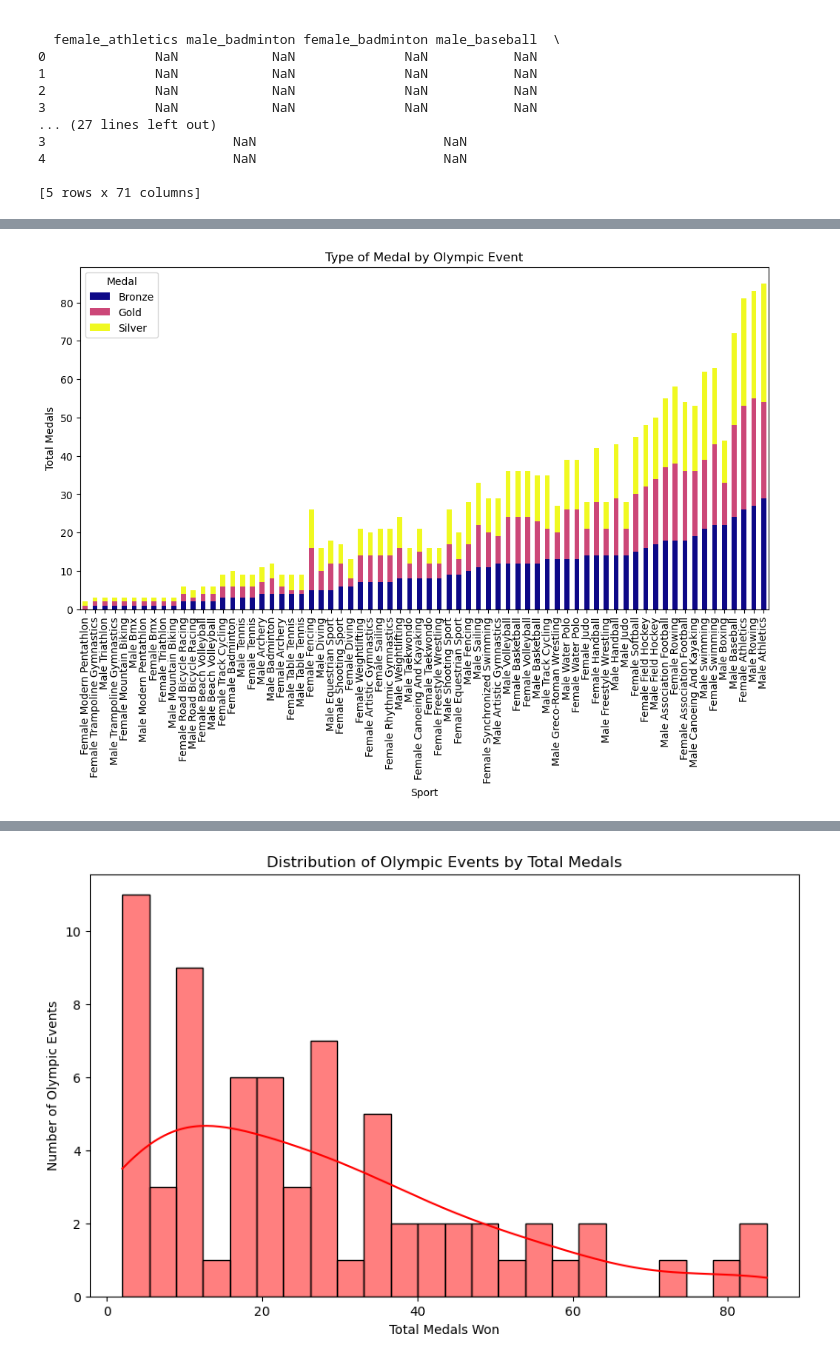
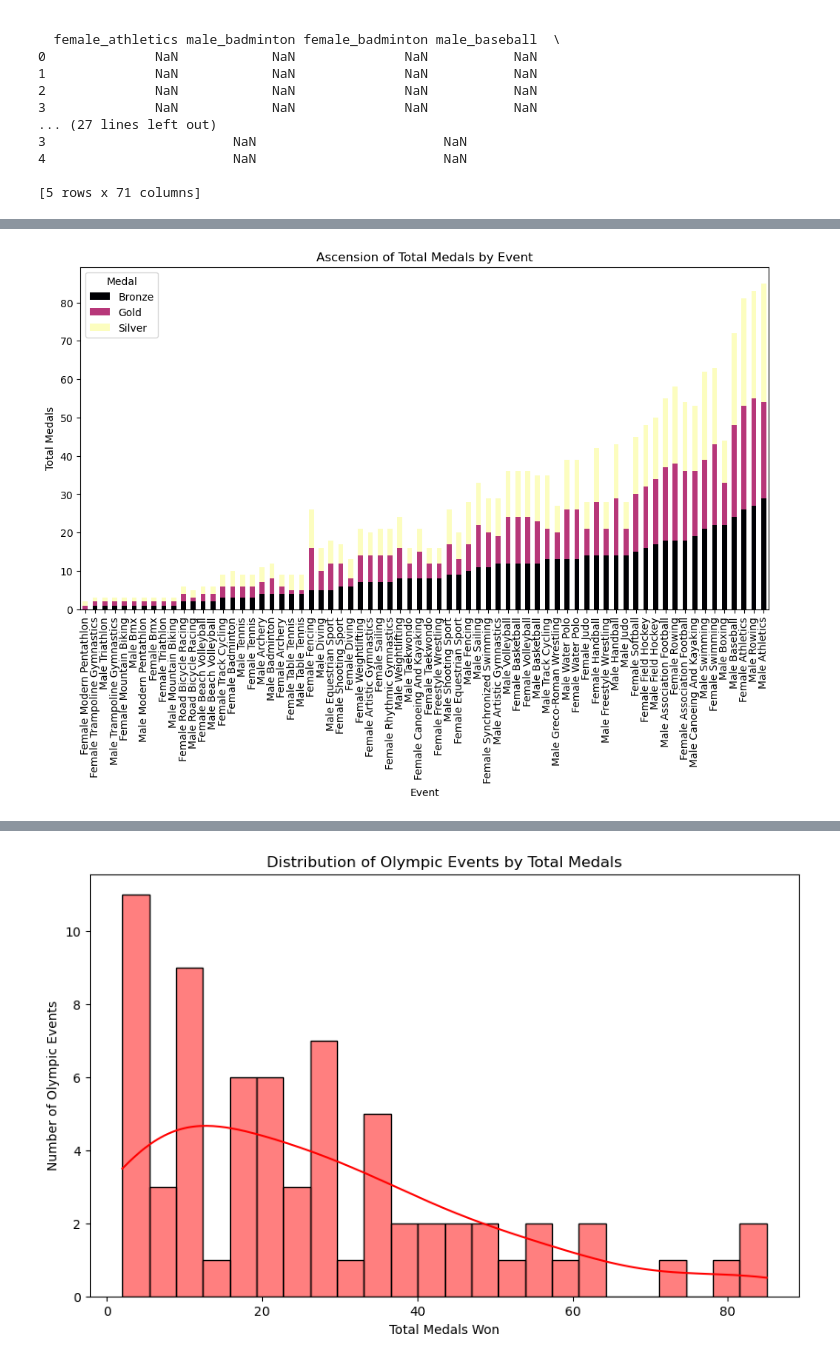
Before and after one commit to roccoperi/PERI-Data-Science-Portfolio, a Jupyter notebook: TidyData-Project/TidyData_Project.ipynb, the cells around one changed output, grey strips where cells are left out. Cells and saved outputs as stored; diff of their text form; code cells hidden in the pictures.

```diff
--- a/TidyData-Project/TidyData_Project.ipynb
+++ b/TidyData-Project/TidyData_Project.ipynb
@@ -46,7 +60,7 @@ df_melted = pd.melt(df, id_vars=['medalist_name'],
                                     'female_taekwondo',	'male_tennis',	'female_tennis',	'male_triathlon',	'female_triathlon',	'male_beach volleyball',
                                     'female_beach volleyball',	'male_volleyball',	'female_volleyball',	'male_water polo',	'female_water polo', 'male_weightlifting',
                                     'female_weightlifting',	'male_freestyle wrestling',	'female_freestyle wrestling',	'male_greco-roman wrestling'],
-                    var_name='Sport', value_name='Medal')
+                    var_name='Event', value_name='Medal')
 
 # Dropping all the observations that do not contain a medal
 df_clean = df_melted.dropna()
@@ -55,7 +69,7 @@ df_clean = df_melted.dropna()
 df_clean = df_clean.rename(columns = {"medalist_name" : "Athelete"})
 
 #Cleaning the sport names
-df_clean["Sport"] = df_clean["Sport"].str.replace("_", " ").str.title()
+df_clean["Event"] = df_clean["Event"].str.replace("_", " ").str.title()
 
 # Exporting the cleaned data set for my github repository
 df_clean.to_csv('data\cleaned_olympic.csv')
@@ -79,7 +97,7 @@ df_clean
 # %%
 # Aggregation/Pivot Table
 
-df_clean_pivot_arg = df_clean.pivot_table(index = 'Sport', columns = 'Medal', aggfunc = 'size', fill_value = 0)
+df_clean_pivot_arg = df_clean.pivot_table(index = 'Event', columns = 'Medal', aggfunc = 'size', fill_value = 0)
 df_clean_pivot_arg = df_clean_pivot_arg.rename(columns = {"bronze" : "Bronze", "silver" : "Silver", "gold" : "Gold"})
 
 
@@ -103,10 +127,10 @@ df_clean_pivot_arg
 # %%
 #Bar Graph Visualization
 
 df_clean_pivot_asc = df_clean_pivot_arg.sort_values("Bronze", ascending = True)
-df_clean_pivot_asc.plot(kind="bar", stacked=True, figsize=(12,6), colormap="plasma")
+df_clean_pivot_asc.plot(kind="bar", stacked=True, figsize=(12,6), colormap="magma")
 plt.ylabel("Total Medals")
-plt.title("Type of Medal by Olympic Event")
+plt.title("Ascension of Total Medals by Event")
 plt.show()
 # %% [output]
-[figure, old version]
+[figure, new version]
```
Also changed, not shown: parts of 12 cells of this notebook.
